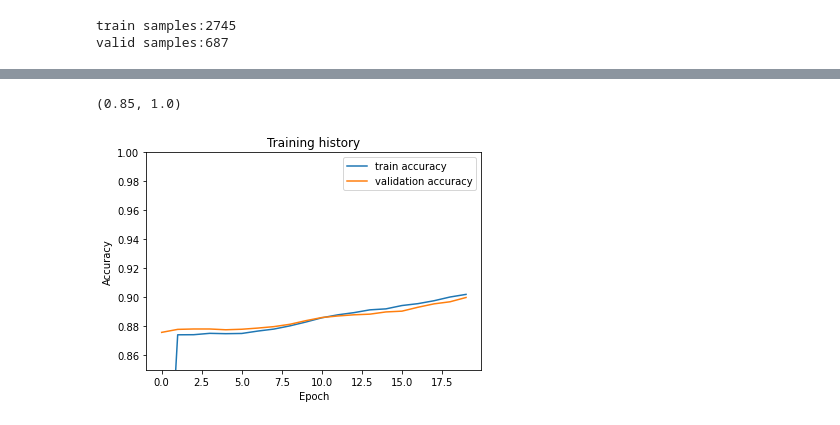
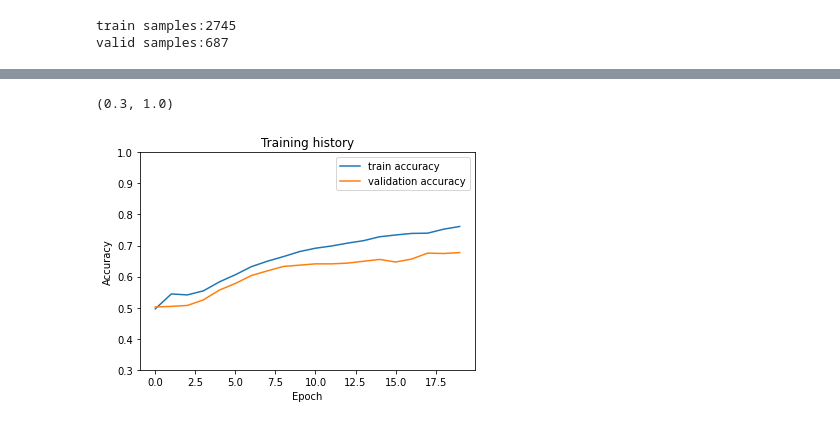
Before and after one commit to calvinkyc/cs4248_project, a Jupyter notebook: Cnn_lstm/task2_lstm_full.ipynb, the cells around one changed output, grey strips where cells are left out. Drawn from its saved outputs; the diff is of its cells as text; code cells hidden in the pictures.

```diff
--- a/Cnn_lstm/task2_lstm_full.ipynb
+++ b/Cnn_lstm/task2_lstm_full.ipynb
@@ -4,0 +201,10 @@ MODEL_PATH = "model_task2_full.bin"
+# %%
+word_indx = build_vocab(df)
+
+fn = DATA_DIR + 'glove.840B.300d.txt'
+general_embedding = gen_np_embedding(fn, word_indx, dim=300, emb=False)
+
+
+(X, mask), y = create_train_data_restaurant(sentences, word_indx, polarity_tags, sent_len=85)
+
+X_train, X_valid, mask_train, mask_valid, y_train, y_valid = train_test_split(X, mask, y, test_size=VALID_SIZE)
@@ -5,3 +466,7 @@ MODEL_PATH = "model_task2_full.bin"
+# %%
+DATA_DIR = "./data/"
+VALID_SIZE = .2
+MODEL_PATH = "model_task2_full_clean.bin"
 # %%
 #!pip install fasttext
 #!pip install transformers
@@ -102,7 +567,7 @@ def gen_np_embedding(fn, word_idx, dim=100, emb=False):
                 embedding[word_idx[w]] = model.get_word_vector(w)
     return embedding
 
-def create_train_data_restaurant(sentences, word_idx, pol_tags, sent_len=83):
+def create_train_data_restaurant(sentences, word_idx, pol_tags, sent_len=85):
     train_X = np.zeros((len(sentences), sent_len), np.int16)
     mask = np.zeros_like(train_X)
 
@@ -114,7 +579,10 @@ def create_train_data_restaurant(sentences, word_idx, pol_tags, sent_len=83):
         try:
             for wx, word in enumerate(sent):
                 train_X[sx, wx] = word_idx[word]
-                mask[sx, wx] = 1
+                if aspect_tags[sx][wx] == 0:
+                    mask[sx, wx] = 1
+                elif aspect_tags[sx][wx] == 1:
+                    mask[sx, wx] = 0
                 train_y[sx, wx] = pol_tags[sx][wx]
         except KeyError:
             continue
@@ -234,9 +702,9 @@ valid samples:687
 # %%
 history = {
     "train_loss": list(),
-    "aspact_train_acc": list(),
+    "polarity_train_acc": list(),
     "valid_loss": list(),
-    "aspact_valid_acc": list(),
+    "polarity_valid_acc": list(),
 }
 
 best_loss = np.inf
@@ -309,8 +777,8 @@ for epoch in range(NUM_EPOCHS):
         best_loss = avg_test_loss
 
     history['train_loss'].append(avg_train_loss)
-    history['aspact_train_acc'].append(avg_train_acc.cpu().numpy())
+    history['polarity_train_acc'].append(avg_train_acc.cpu().numpy())
     history['valid_loss'].append(avg_test_loss)
-    history['aspact_valid_acc'].append(avg_test_acc.cpu().numpy())
+    history['polarity_valid_acc'].append(avg_test_acc.cpu().numpy())
 # %% [output]
 epoch 0
@@ -460,15 +928,15 @@ epoch 11
 ... (8 outputs left out)
 # %%
-plt.plot(history['aspact_train_acc'], label='train accuracy')
-plt.plot(history['aspact_valid_acc'], label='validation accuracy')
+plt.plot(history['polarity_train_acc'], label='train accuracy')
+plt.plot(history['polarity_valid_acc'], label='validation accuracy')
 plt.title('Training history')
 plt.ylabel('Accuracy')
 plt.xlabel('Epoch')
 plt.legend()
-plt.ylim([0.85, 1])
+plt.ylim([0.3, 1])
 # %% [output]
-(0.85, 1.0)
+(0.3, 1.0)
-[figure, old version]
+[figure, new version]
 # %%
 def get_classification_report(test_loader, model, model_path=None):
     if model_path is not None: # load the saved model
```
Also changed, not shown: parts of 14 cells of this notebook, 4 other files.
